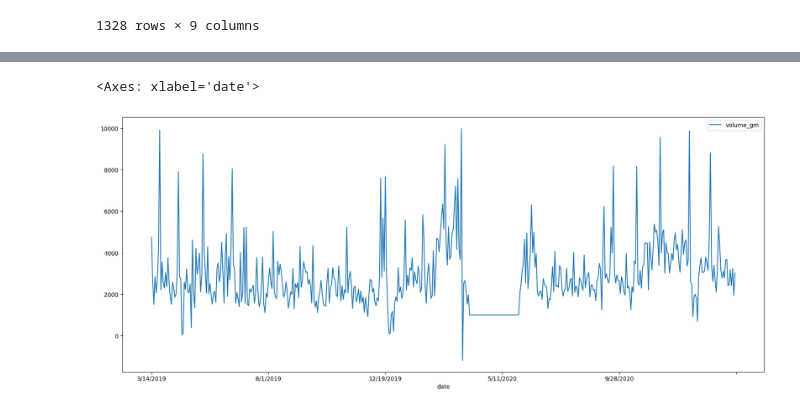
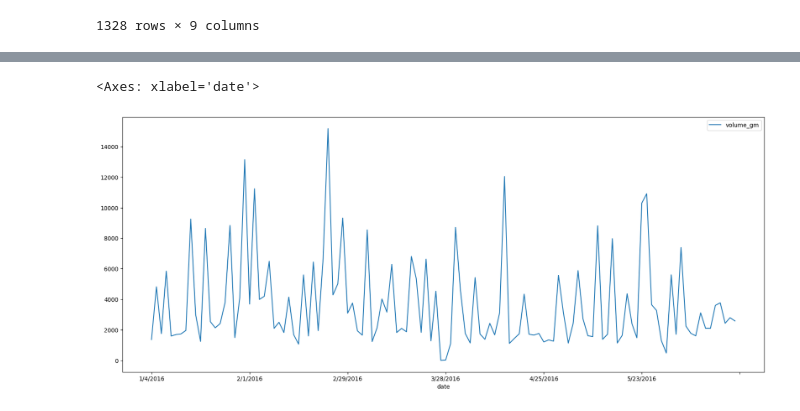
Before and after one commit to p4treina/trade_volume_prediction, a Jupyter notebook: notebooks/EDA.ipynb, the cells around one changed output, grey strips where cells are left out. Saved outputs shown, nothing was run; the diff lists cells and outputs as text; code cells hidden in the pictures.

Commit message:
eda more plots and missing values

```diff
--- a/notebooks/EDA.ipynb
+++ b/notebooks/EDA.ipynb
@@ -82,7 +106,7 @@ all_data
 # %%
 # No trend
 # Yes seasonality around 30 days
-all_data.iloc[-500:].plot(y='volume_gm', figsize=[20, 8])
+all_data.iloc[:120].plot(y='volume_gm', figsize=[20, 8])
 # %% [output]
 <Axes: xlabel='date'>
-[figure, old version]
+[figure, new version]
```
Also changed, not shown: parts of 23 cells of this notebook, 2 other files.
